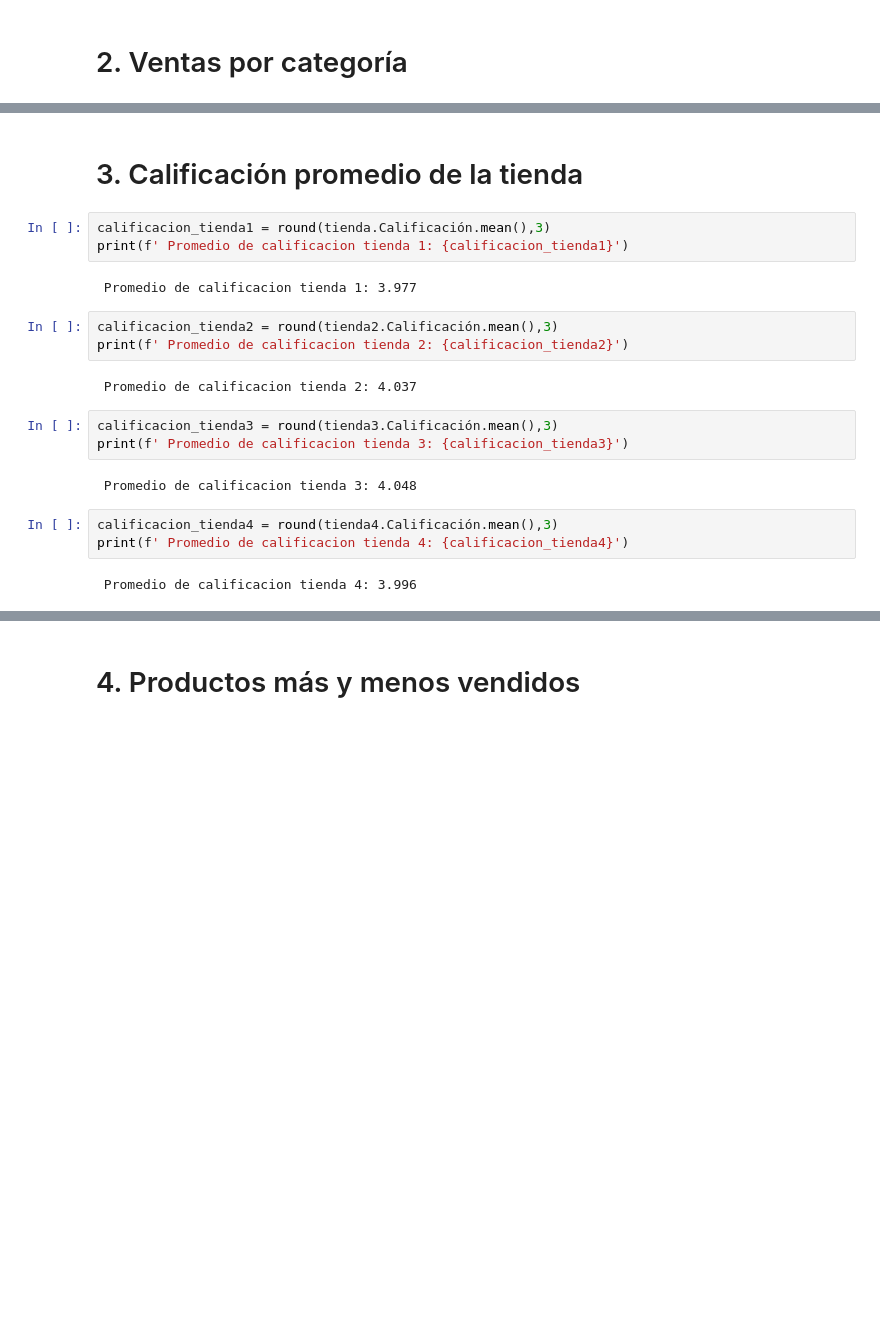
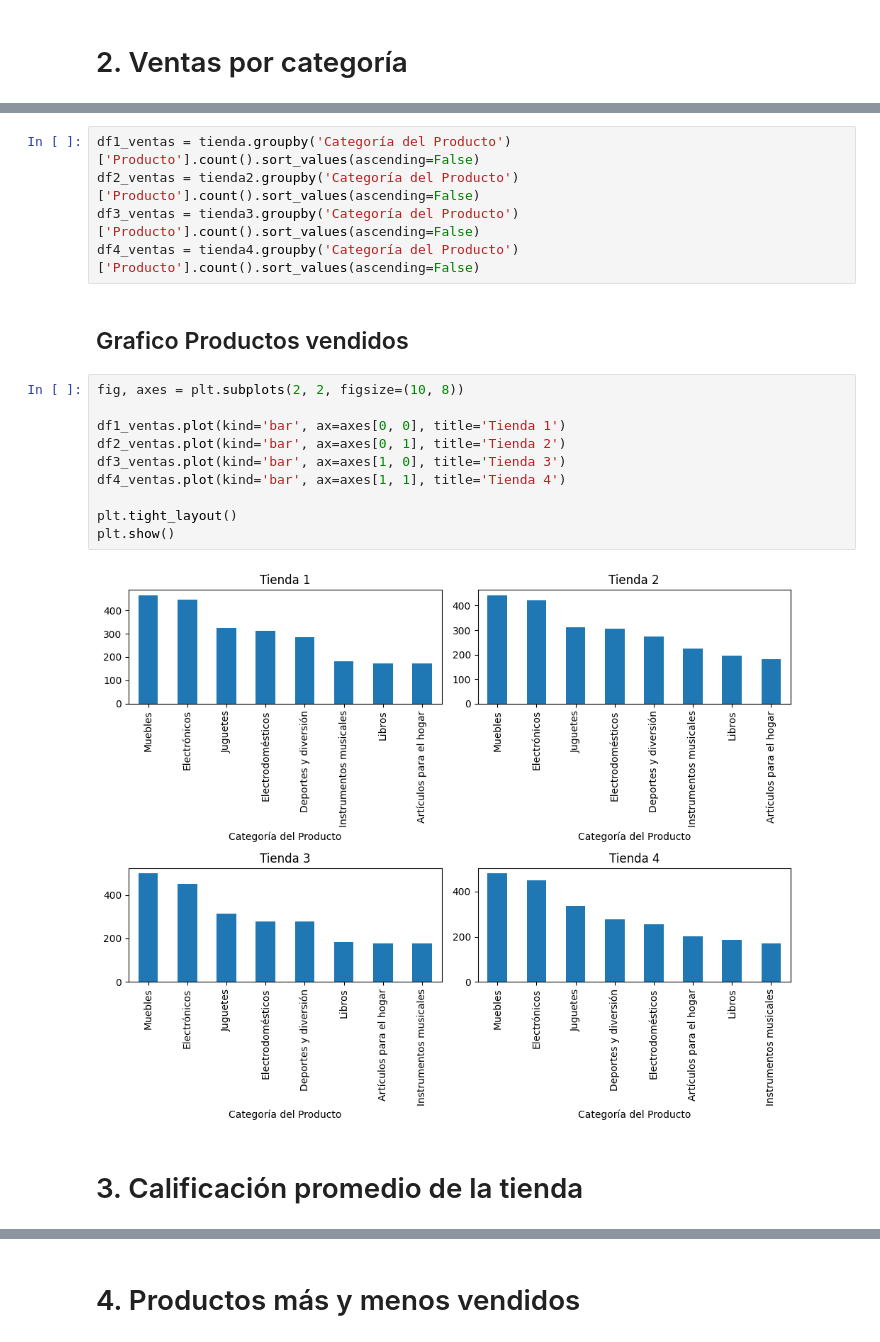
Before and after one commit to ECastro08/Alura-Store-Challenge, a Jupyter notebook: AluraStoreLatam.ipynb, the cells around one changed output, grey strips where cells are left out. Drawn from its saved outputs; the diff is of its cells as text; blank space fills up the shorter version.

```diff
--- a/AluraStoreLatam.ipynb
+++ b/AluraStoreLatam.ipynb
@@ -63,22 +62,21 @@ dtype: float64
+# %%
+df1_ventas = tienda.groupby('Categoría del Producto')['Producto'].count().sort_values(ascending=False)
+df2_ventas = tienda2.groupby('Categoría del Producto')['Producto'].count().sort_values(ascending=False)
+df3_ventas = tienda3.groupby('Categoría del Producto')['Producto'].count().sort_values(ascending=False)
+df4_ventas = tienda4.groupby('Categoría del Producto')['Producto'].count().sort_values(ascending=False)
+# %% [markdown]
+## Grafico Productos vendidos
+# %%
+fig, axes = plt.subplots(2, 2, figsize=(10, 8))
+
+df1_ventas.plot(kind='bar', ax=axes[0, 0], title='Tienda 1')
+df2_ventas.plot(kind='bar', ax=axes[0, 1], title='Tienda 2')
+df3_ventas.plot(kind='bar', ax=axes[1, 0], title='Tienda 3')
+df4_ventas.plot(kind='bar', ax=axes[1, 1], title='Tienda 4')
+
+plt.tight_layout()
+plt.show()
+# %% [output]
+[figure, added]
 # %% [markdown]
 # 3. Calificación promedio de la tienda
-# %%
-calificacion_tienda1 = round(tienda.Calificación.mean(),3)
-print(f' Promedio de calificacion tienda 1: {calificacion_tienda1}')
-# %% [output]
- Promedio de calificacion tienda 1: 3.977
-# %%
-calificacion_tienda2 = round(tienda2.Calificación.mean(),3)
-print(f' Promedio de calificacion tienda 2: {calificacion_tienda2}')
-# %% [output]
- Promedio de calificacion tienda 2: 4.037
-# %%
-calificacion_tienda3 = round(tienda3.Calificación.mean(),3)
-print(f' Promedio de calificacion tienda 3: {calificacion_tienda3}')
-# %% [output]
- Promedio de calificacion tienda 3: 4.048
-# %%
-calificacion_tienda4 = round(tienda4.Calificación.mean(),3)
-print(f' Promedio de calificacion tienda 4: {calificacion_tienda4}')
-# %% [output]
- Promedio de calificacion tienda 4: 3.996
```
Also changed, not shown: parts of 14 cells of this notebook.
